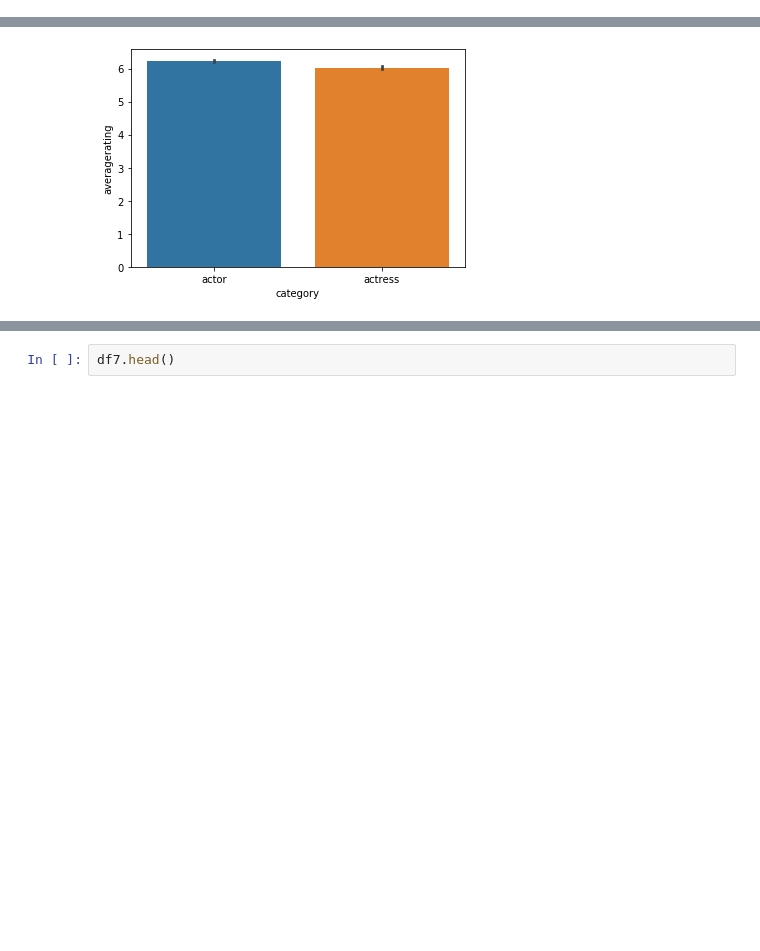
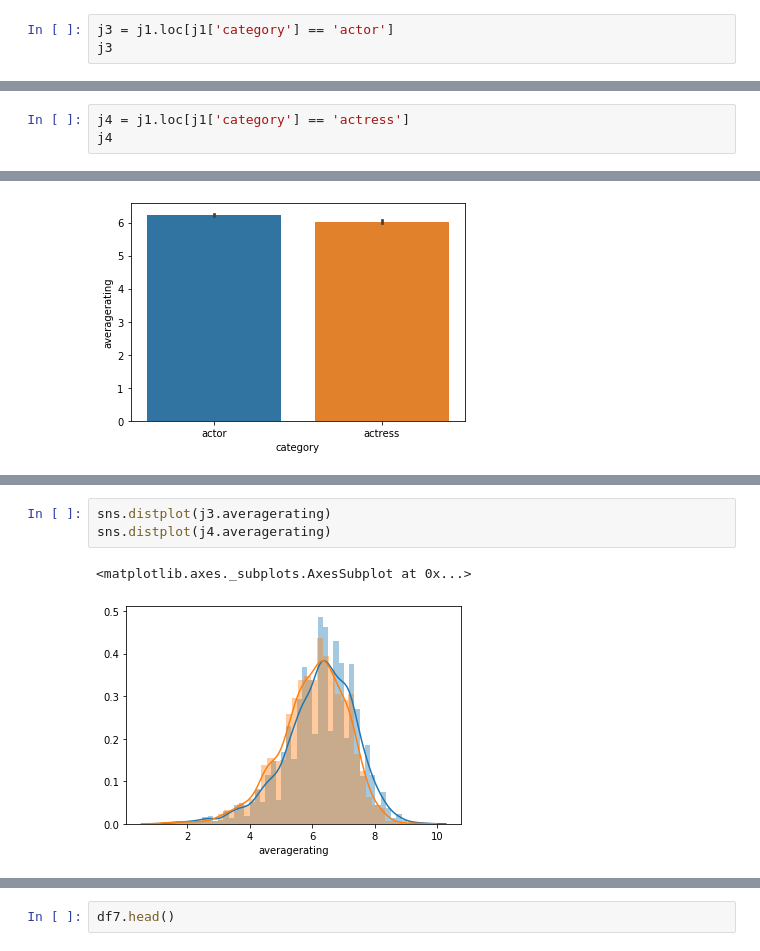
Before and after one commit to tjkim614/microsoft-movie-analysis, a Jupyter notebook: data-cleaning.ipynb, the cells around one changed output, grey strips where cells are left out. Drawn from its saved outputs; the diff is of its cells as text; blank space fills up the shorter version.

```diff
--- a/data-cleaning.ipynb
+++ b/data-cleaning.ipynb
@@ -146,3 +166,6 @@ title
 j1 = actors.join(title, how='left').set_index('tconst').join(rating, how='right') \
 .drop(columns=['primary_profession', 'known_for_titles', 'death_year', 'birth_year'])
 j1 = j1.loc[(j1['category'] == 'actor') | (j1['category'] == 'actress')]
+# %%
+j3 = j1.loc[j1['category'] == 'actor']
+j3
@@ -148,0 +187,3 @@ j1 = j1.loc[(j1['category'] == 'actor') | (j1['category'] == 'actress')]
+# %%
+j4 = j1.loc[j1['category'] == 'actress']
+j4
@@ -189,0 +251,6 @@ sns.barplot(j1.category, j1.averagerating)
+# %%
+sns.distplot(j3.averagerating)
+sns.distplot(j4.averagerating)
+# %% [output]
+<matplotlib.axes._subplots.AxesSubplot at 0x...>
+[figure, added]
```
Also changed, not shown: parts of 12 cells of this notebook.
